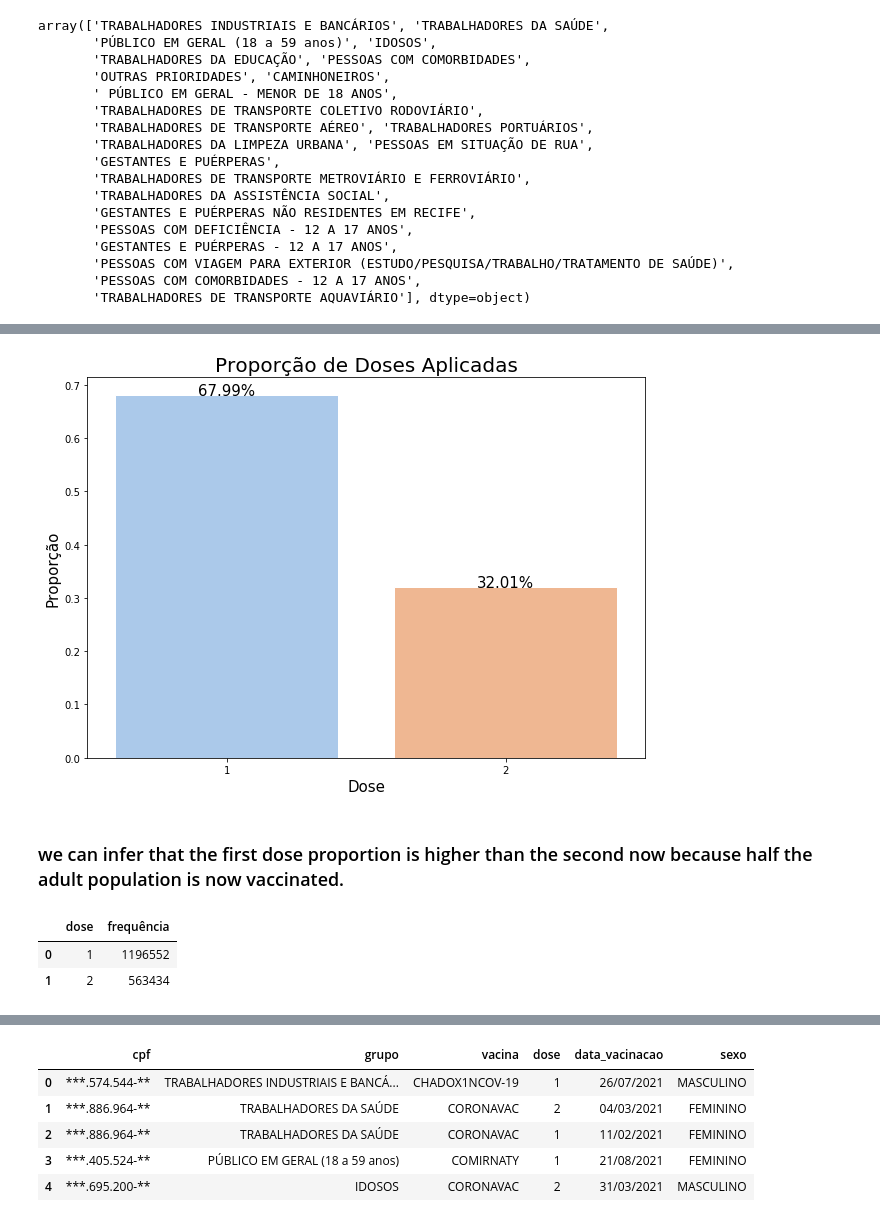
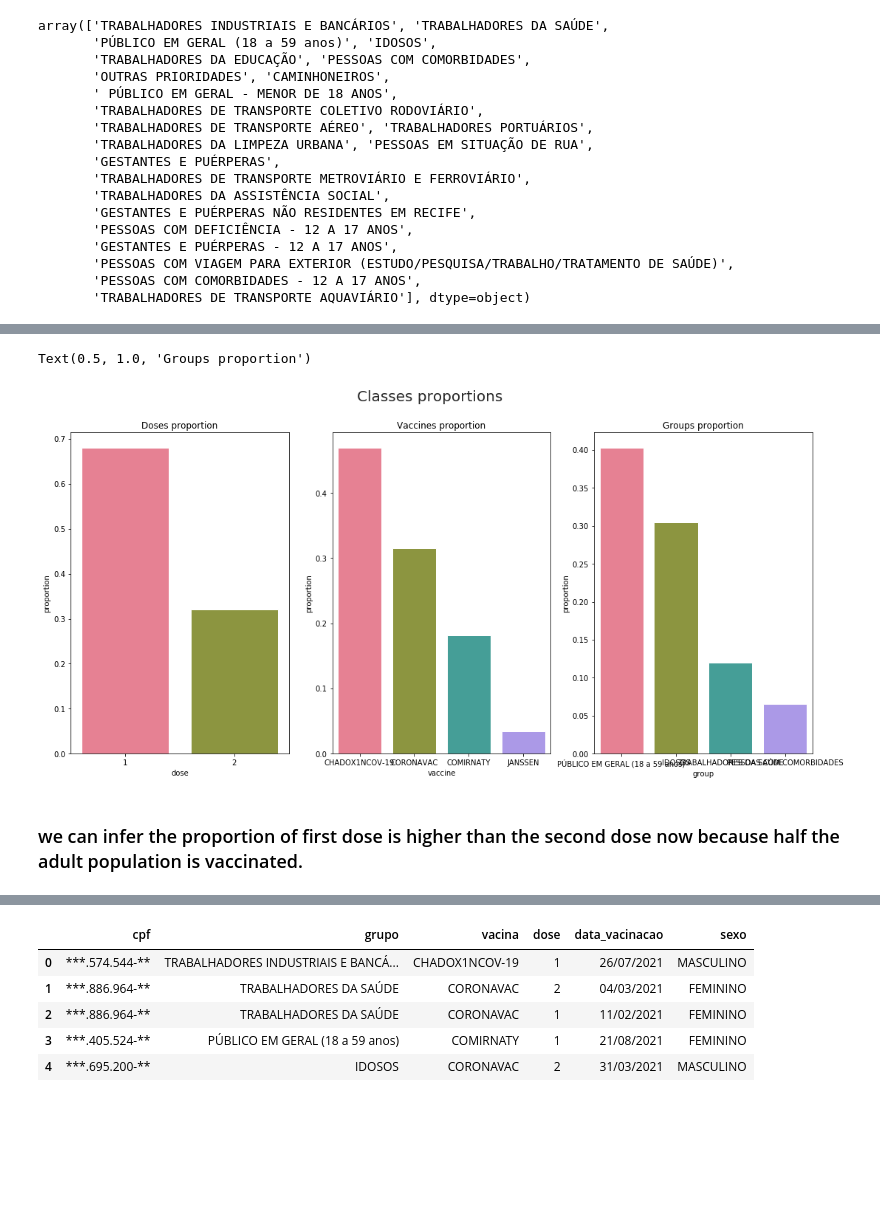
Before and after one commit to yvesemmanuel/analise_dados, a Jupyter notebook: analyses/september 7.ipynb, the cells around one changed output, grey strips where cells are left out. Cells and saved outputs as stored; diff of their text form; code cells hidden in the pictures; blank space fills up the shorter version.

```diff
--- a/analyses/september 7.ipynb
+++ b/analyses/september 7.ipynb
@@ -174,17 +143,0 @@ doses_proportion
-# %%
-fig, axis = plt.subplots(figsize = (10, 7))
-sns.set_style("darkgrid")
-sns.set_palette(sns.color_palette("pastel", 2))
-
-sns.barplot(x = "dose", y = "proporção", data = doses_proportion, ax = axis)
-
-plt.title("Proporção de Doses Aplicadas", fontsize = 20)
-plt.xlabel("Dose", fontsize = 15)
-plt.ylabel("Proporção", fontsize = 15)
-
-for index, row in doses_proportion.iterrows():
-    axis.text(index, row["proporção"], "{:.2%}".format(row["proporção"]), color = "black", ha = "center", fontsize = 15)
-
-plt.show()
-# %% [output]
-[figure, removed]
@@ -191,10 +147,32 @@ plt.show()
+# %%
+    # classes proportions
+doses_proportion = data["dose"].value_counts(normalize = True).reset_index()
+doses_proportion.columns = ["dose", "proportion"]
+
+vaccines_proportion = data["vacina"].value_counts(normalize = True).reset_index()
+vaccines_proportion.columns = ["vaccine", "proportion"]
+
+groups_proportion = data["grupo"].value_counts(normalize = True).reset_index()
+groups_proportion.columns = ["group", "proportion"]
+# %%
+    # figure and axes config
+fig, axes = plt.subplots(ncols = 3, figsize = (18, 8))
+sns.set_style("darkgrid")
+sns.set_palette(sns.color_palette("husl", 4))
+fig.suptitle("Classes proportions", size = 20)
+
+    # bar plots
+sns.barplot(x = "dose", y = "proportion", data = doses_proportion, ax = axes[0])
+sns.barplot(x = "vaccine", y = "proportion", data = vaccines_proportion, ax = axes[1])
+sns.barplot(x = "group", y = "proportion", data = groups_proportion[:4], ax = axes[2]) # I'm gonna show
+                                                                                       # only the top 4 groups
+
+    # bar plots' titles
+axes[0].set_title("Doses proportion")
+axes[1].set_title("Vaccines proportion")
+axes[2].set_title("Groups proportion")
+# %% [output]
+Text(0.5, 1.0, 'Groups proportion')
+[figure, added]
 # %% [markdown]
-### we can infer that the first dose proportion is higher than the second now because half the adult population is now vaccinated.
+### we can infer the proportion of first dose is higher than the second dose now because half the adult population is vaccinated.
-# %%
-doses_frequency = data["dose"].value_counts().reset_index()
-doses_frequency.columns = ["dose", "frequência"]
-doses_frequency.head()
-# %% [output]
-|  | dose | frequência |
-| 0 | 1 | 1196552 |
-| 1 | 2 | 563434 |
```
Also changed, not shown: parts of 30 cells of this notebook.
